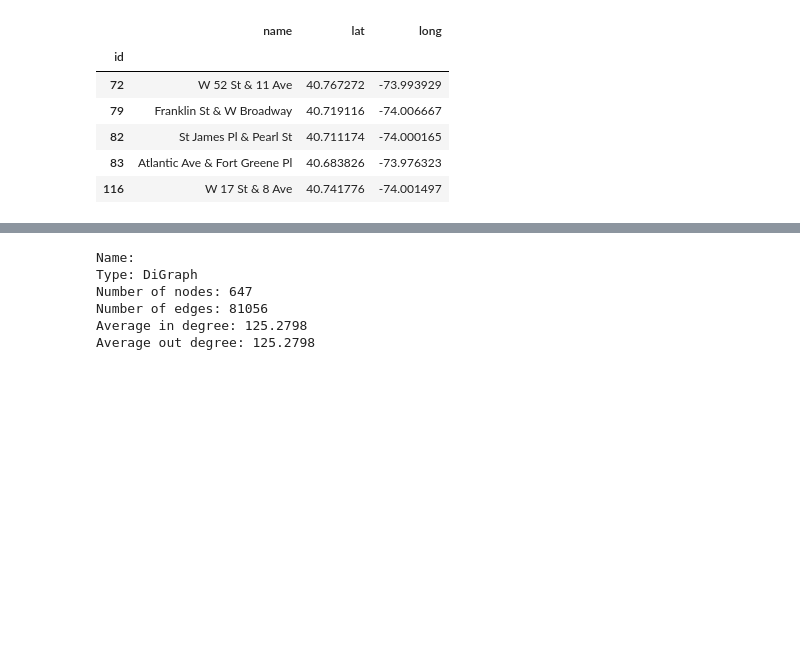
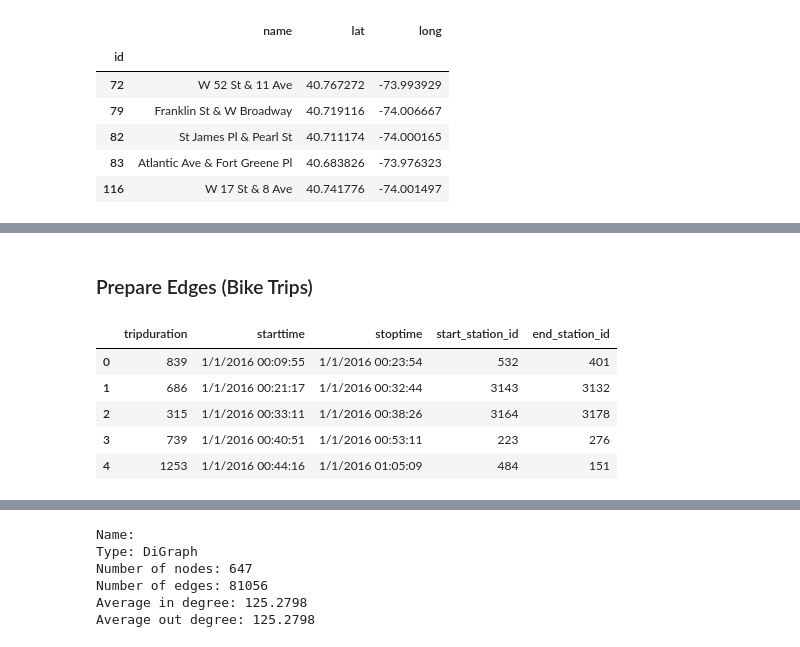
Before and after one commit to andygubser/bike_network_analysis, a Jupyter notebook: scripts/bike_network_analysis_nyc.ipynb, the cells around one changed output, grey strips where cells are left out. Saved outputs shown, nothing was run; the diff lists cells and outputs as text; code cells hidden in the pictures; blank space fills up the shorter version.

```diff
--- a/scripts/bike_network_analysis_nyc.ipynb
+++ b/scripts/bike_network_analysis_nyc.ipynb
@@ -94,0 +96,12 @@ plt.show()
+# %% [markdown]
+### Prepare Edges (Bike Trips)
+# %%
+trips = df[['tripduration', 'starttime', 'stoptime', 'start_station_id', 'end_station_id']]
+trips.head()
+# %% [output]
+|  | tripduration | starttime | stoptime | start_station_id | end_station_id |
+| 0 | 839 | 1/1/2016 00:09:55 | 1/1/2016 00:23:54 | 532 | 401 |
+| 1 | 686 | 1/1/2016 00:21:17 | 1/1/2016 00:32:44 | 3143 | 3132 |
+| 2 | 315 | 1/1/2016 00:33:11 | 1/1/2016 00:38:26 | 3164 | 3178 |
+| 3 | 739 | 1/1/2016 00:40:51 | 1/1/2016 00:53:11 | 223 | 276 |
+| 4 | 1253 | 1/1/2016 00:44:16 | 1/1/2016 01:05:09 | 484 | 151 |
```
Also changed, not shown: parts of 20 cells of this notebook.
